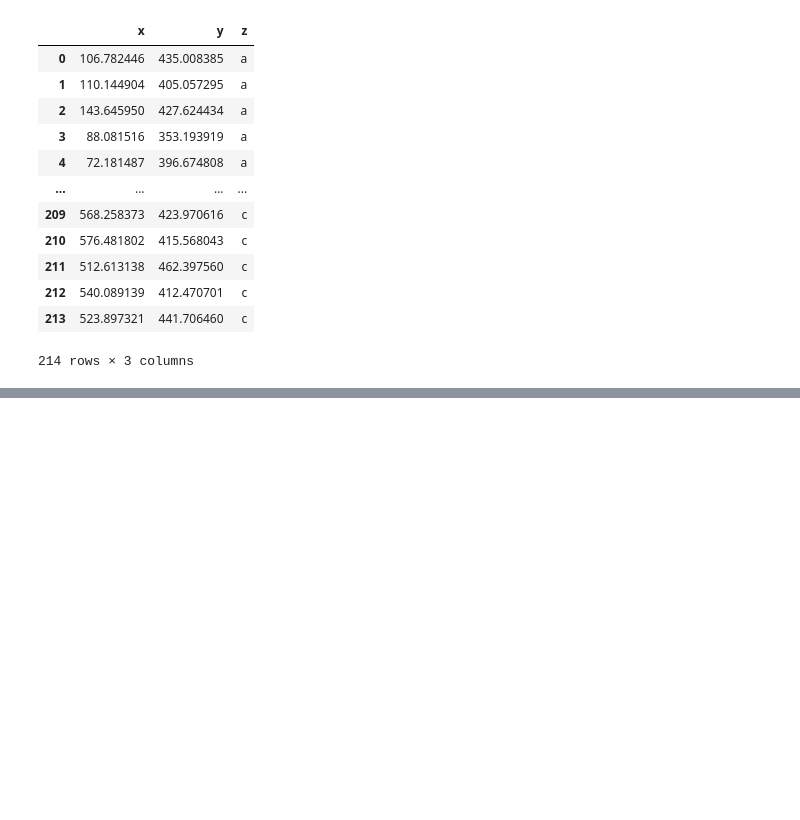
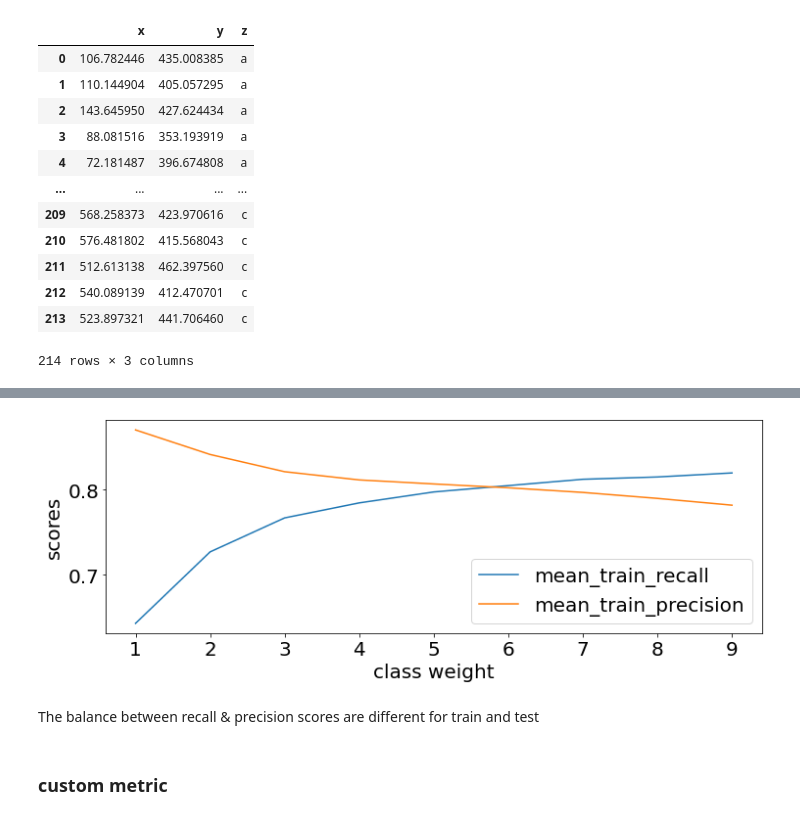
Before and after one commit to jpdeleon/fcc_tutorials, a Jupyter notebook: notebooks/Scikit-learn Crash Course - Machine Learning Library for Python.ipynb, the cells around one changed output, grey strips where cells are left out. Drawn from its saved outputs; the diff is of its cells as text; code cells hidden in the pictures; blank space fills up the shorter version.

```diff
--- a/notebooks/Scikit-learn Crash Course - Machine Learning Library for Python.ipynb
+++ b/notebooks/Scikit-learn Crash Course - Machine Learning Library for Python.ipynb
@@ -156,0 +311,10 @@ d
+# %%
+df = pd.DataFrame(grid.cv_results_)
+
+plot_train(df)
+# %% [output]
+[figure, added]
+# %% [markdown]
+The balance between recall & precision scores are different for train and test
+# %% [markdown]
+### custom metric
```
Also changed, not shown: parts of 39 cells of this notebook, 30 other files.
